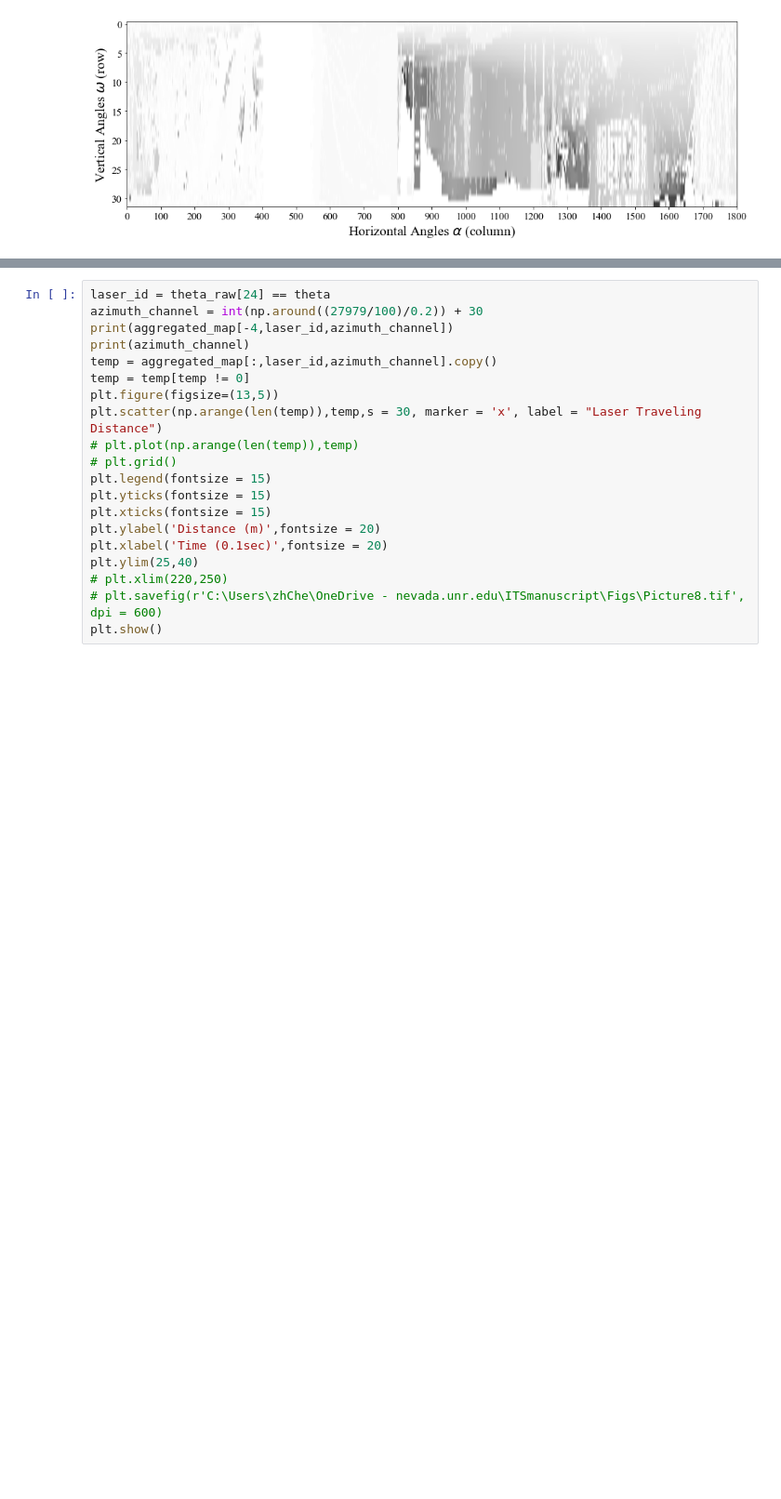
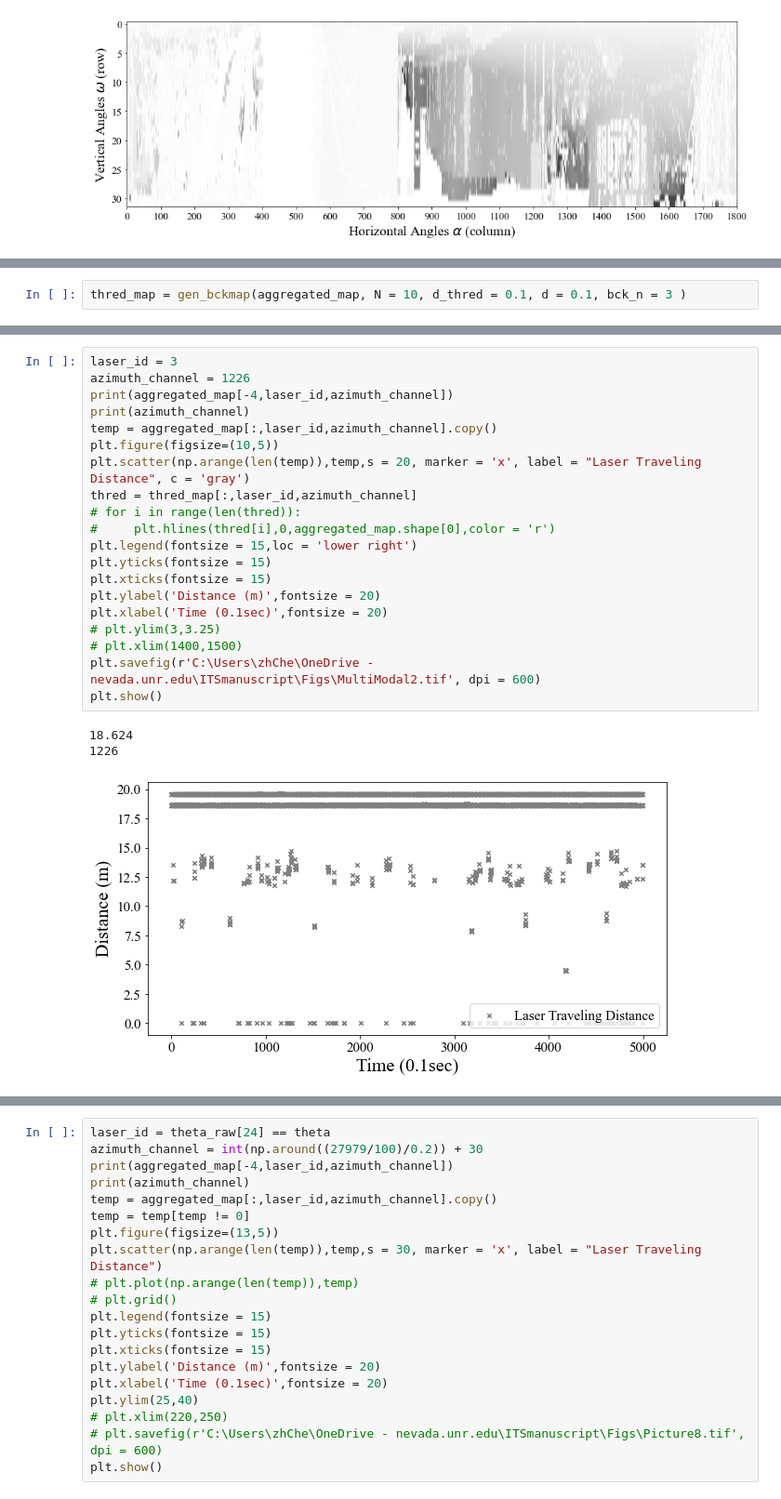
Before and after one commit to jksdbks123/Lidar-Tracker, a Jupyter notebook: LiDAR_Tracker_Project_v3.0/Paper.ipynb, the cells around one changed output, grey strips where cells are left out. Shown at 93% size. Cells and saved outputs as stored; diff of their text form; blank space fills up the shorter version.

```diff
--- a/LiDAR_Tracker_Project_v3.0/Paper.ipynb
+++ b/LiDAR_Tracker_Project_v3.0/Paper.ipynb
@@ -122,0 +104,2 @@ plt.show()
+# %%
+thred_map = gen_bckmap(aggregated_map, N = 10, d_thred = 0.1, d = 0.1, bck_n = 3 )
@@ -122,0 +139,24 @@ plt.show()
+# %%
+laser_id = 3
+azimuth_channel = 1226
+print(aggregated_map[-4,laser_id,azimuth_channel])
+print(azimuth_channel)
+temp = aggregated_map[:,laser_id,azimuth_channel].copy()
+plt.figure(figsize=(10,5))
+plt.scatter(np.arange(len(temp)),temp,s = 20, marker = 'x', label = "Laser Traveling Distance", c = 'gray')
+thred = thred_map[:,laser_id,azimuth_channel]
+# for i in range(len(thred)):
+#     plt.hlines(thred[i],0,aggregated_map.shape[0],color = 'r')
+plt.legend(fontsize = 15,loc = 'lower right')
+plt.yticks(fontsize = 15)
+plt.xticks(fontsize = 15)
+plt.ylabel('Distance (m)',fontsize = 20)
+plt.xlabel('Time (0.1sec)',fontsize = 20)
+# plt.ylim(3,3.25)
+# plt.xlim(1400,1500)
+plt.savefig(r'C:\Users\zhChe\OneDrive - nevada.unr.edu\ITSmanuscript\Figs\MultiModal2.tif', dpi = 600)
+plt.show()
+# %% [output]
+18.624
+1226
+[figure, added]
```
Also changed, not shown: parts of 15 cells of this notebook, 4 other files.
